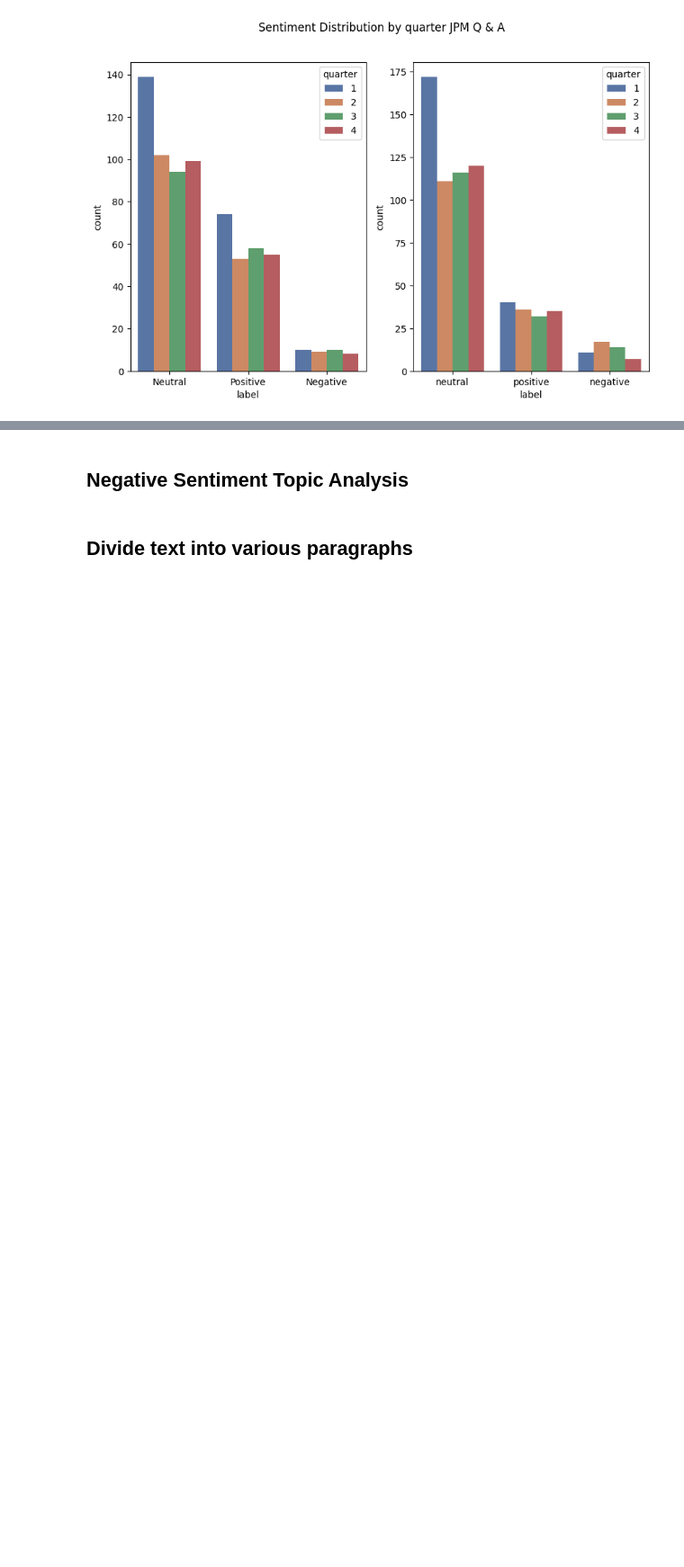
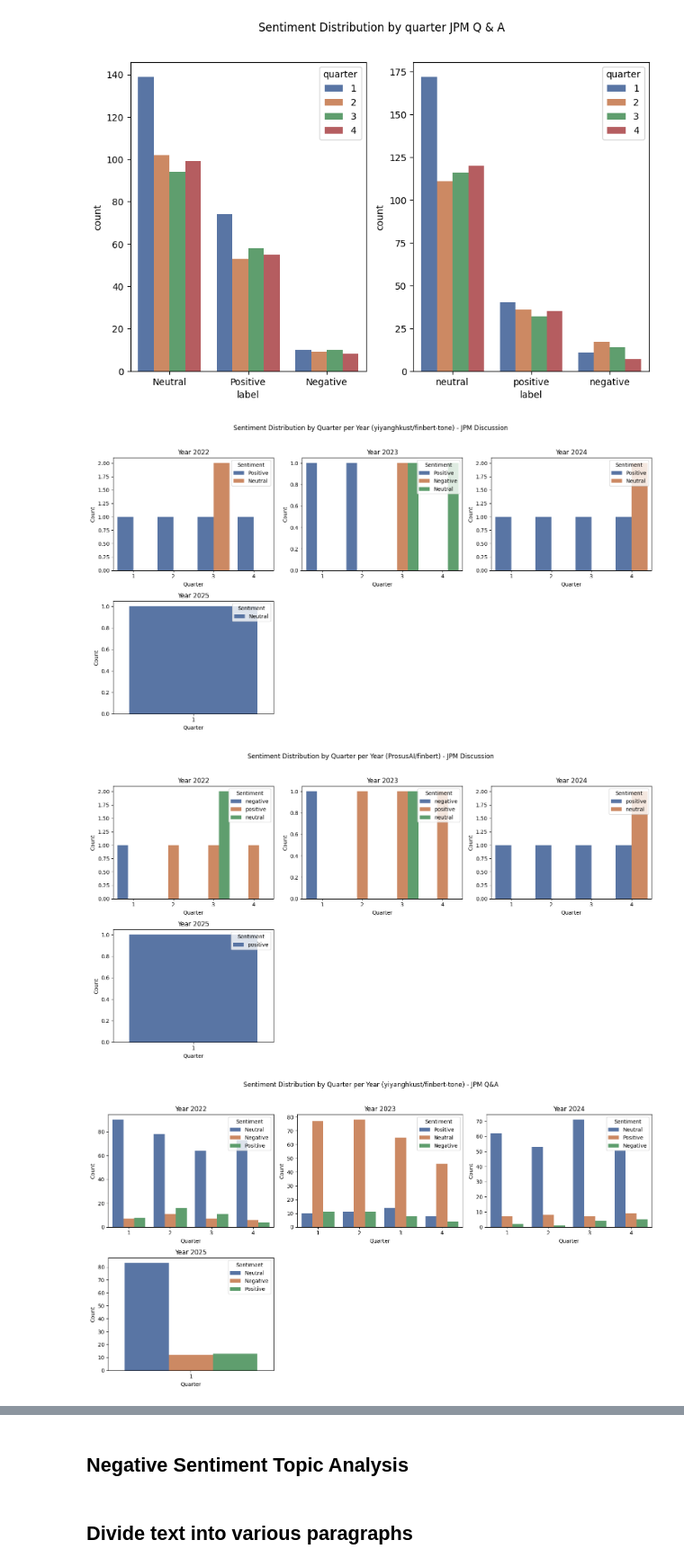
Before and after one commit to EErlando/Quarterly-Bytes, a Jupyter notebook: notebooks/2_exploratory_data_analysis/JKW_Sentiment_Analysis.ipynb, the cells around one changed output, grey strips where cells are left out. Shown at 90% size. Drawn from its saved outputs; the diff is of its cells as text; code cells hidden in the pictures; blank space fills up the shorter version.

```diff
--- a/notebooks/2_exploratory_data_analysis/JKW_Sentiment_Analysis.ipynb
+++ b/notebooks/2_exploratory_data_analysis/JKW_Sentiment_Analysis.ipynb
@@ -1369,3 +1367,63 @@ plt.suptitle("Sentiment Distribution by quarter JPM Q & A")
 plt.show()
 # %% [output]
 [figure]
+# %%
+# prompt: Graph sentiment distribution by quarter for each year on seperate graphs but on the same figure
+
+def plot_sentiment_distribution_by_quarter_yearly(df, model_name, title_suffix):
+  """
+  Graphs sentiment distribution by quarter for each year on separate graphs
+  but on the same figure.
+
+  Args:
+    df (pd.DataFrame): DataFrame containing sentiment analysis results
+                       with 'year', 'quarter', and 'label' columns.
+    model_name (str): Name of the sentiment model used.
+    title_suffix (str): Suffix for the overall figure title.
+  """
+  years = df['year'].unique()
+  n_years = len(years)
+
+  # Determine number of rows and columns for the subplot grid
+  n_cols = min(3, n_years)  # Max 3 columns
+  n_rows = (n_years + n_cols - 1) // n_cols
+
+  fig, axes = plt.subplots(n_rows, n_cols, figsize=(n_cols * 5, n_rows * 4))
+  axes = axes.flatten() # Flatten the axes array for easy iteration
+
+  for i, year in enumerate(years):
+    ax = axes[i]
+    df_year = df[df['year'] == year]
+    sns.countplot(data=df_year, x='quarter', hue='label', palette='deep', ax=ax)
+    ax.set_title(f'Year {year}')
+    ax.set_xlabel('Quarter')
+    ax.set_ylabel('Count')
+    ax.legend(title='Sentiment', loc='upper right')
+
+  # Remove unused subplots if any
+  for j in range(i + 1, len(axes)):
+    fig.delaxes(axes[j])
+
+  plt.suptitle(f'Sentiment Distribution by Quarter per Year ({model_name}) - {title_suffix}', y=1.02)
+  plt.tight_layout()
+  plt.show()
+
+# JP Morgan Discussion
+plot_sentiment_distribution_by_quarter_yearly(df_jpm_scored_md_kust, "yiyanghkust/finbert-tone", "JPM Discussion")
+plot_sentiment_distribution_by_quarter_yearly(df_jpm_scored_md_prosus, "ProsusAI/finbert", "JPM Discussion")
+
+# JP Morgan Q&A
+plot_sentiment_distribution_by_quarter_yearly(df_scored_qa_jpm_kust, "yiyanghkust/finbert-tone", "JPM Q&A")
+plot_sentiment_distribution_by_quarter_yearly(df_scored_qa_jpm_prosus, "ProsusAI/finbert", "JPM Q&A")
+
+# Goldman Sachs Discussion
+plot_sentiment_distribution_by_quarter_yearly(df_gs_scored_md_kust, "yiyanghkust/finbert-tone", "GS Discussion")
+plot_sentiment_distribution_by_quarter_yearly(df_gs_scored_md_prosus, "ProsusAI/finbert", "GS Discussion")
+
+# Goldman Sachs Q&A
+plot_sentiment_distribution_by_quarter_yearly(df_scored_qa_gs_kust, "yiyanghkust/finbert-tone", "GS Q&A")
+plot_sentiment_distribution_by_quarter_yearly(df_scored_qa_gs_prosus, "ProsusAI/finbert", "GS Q&A")
+# %% [output]
+[figure, added]
+[figure, added]
+[figure, added]
```
Also changed, not shown: parts of 13 cells of this notebook.
